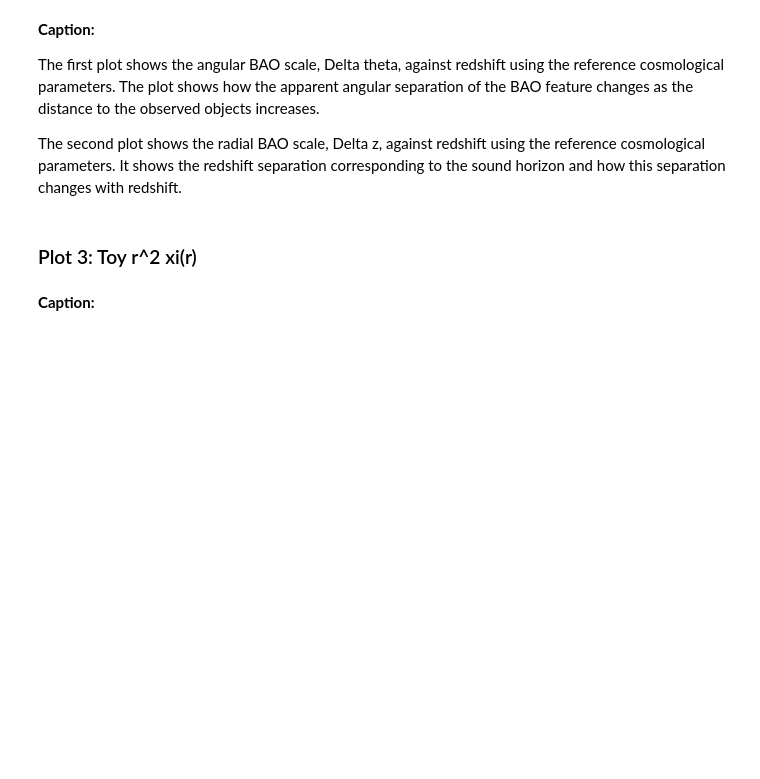
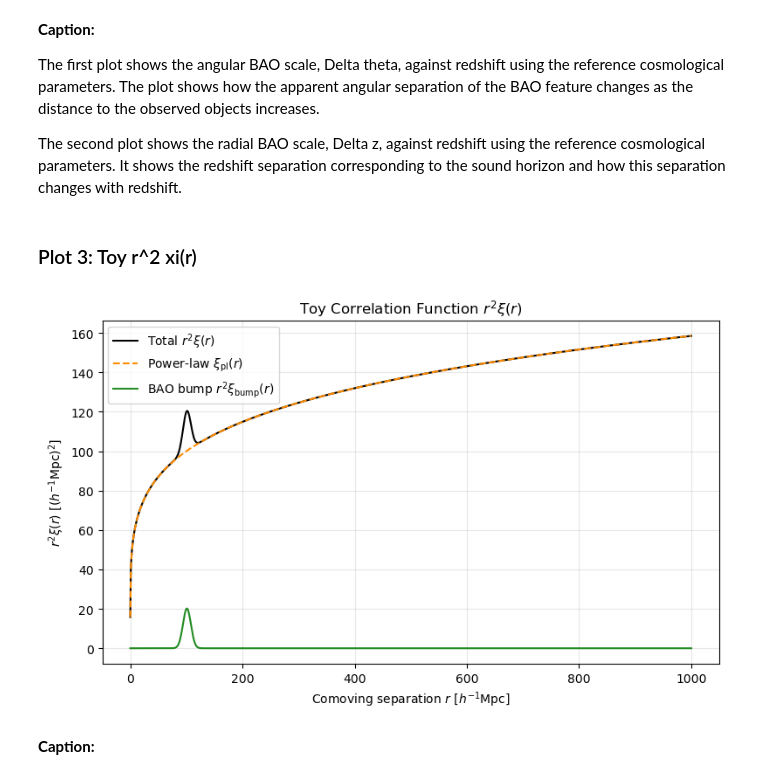
Before and after one commit to Ducky1423/Astron_5682_BAO, a Jupyter notebook: T5_BAO_Part2_starter-2 (1).ipynb, the cells around one changed output. Drawn from its saved outputs; the diff is of its cells as text; code cells hidden in the pictures; blank space fills up the shorter version.

Commit message:
Plot 3 & 4

```diff
--- a/T5_BAO_Part2_starter-2 (1).ipynb
+++ b/T5_BAO_Part2_starter-2 (1).ipynb
@@ -378,7 +385,29 @@ The second plot shows the radial BAO scale, Delta z, against redshift using the
 # %% [markdown]
 ### Plot 3: Toy r^2 xi(r)
 # %%
-# your code here
+# Grid of r values up to r_max
+r_vals = np.linspace(r_min, r_max, 1000)
+
+# Evaluate model components using xi_model
+xi_total = xi_model(r_vals, A, gamma, B, r_bao, sigma)
+xi_smooth = xi_model(r_vals, A, gamma, 0, r_bao, sigma)
+xi_bump = B * np.exp(-((r_vals - r_bao) ** 2) / (sigma**2))
+
+# Plot r^2 * xi(r)
+plt.figure(figsize=(8, 5))
+plt.plot(r_vals, (r_vals**2) * xi_total, label=r'Total $r^2\xi(r)$', color='black')
+plt.plot(r_vals, (r_vals**2) * xi_smooth, label=r'Power-law $\xi_{\mathrm{pl}}(r)$', color='darkorange', linestyle='--')
+plt.plot(r_vals, (r_vals**2) * xi_bump, label=r'BAO bump $r^2\xi_{\mathrm{bump}}(r)$', color='forestgreen')
+
+plt.xlabel(r'Comoving separation $r$ [$h^{-1}\mathrm{Mpc}$]')
+plt.ylabel(r'$r^2 \xi(r)$ [$(h^{-1}\mathrm{Mpc})^2$]')
+plt.title(r'Toy Correlation Function $r^2 \xi(r)$')
+plt.grid(True, alpha=0.3)
+plt.legend()
+plt.tight_layout()
+plt.show()
+# %% [output]
+[figure, added]
 # %% [markdown]
 **Caption:**
 # %% [markdown]
```
Also changed, not shown: parts of 4 cells of this notebook.
